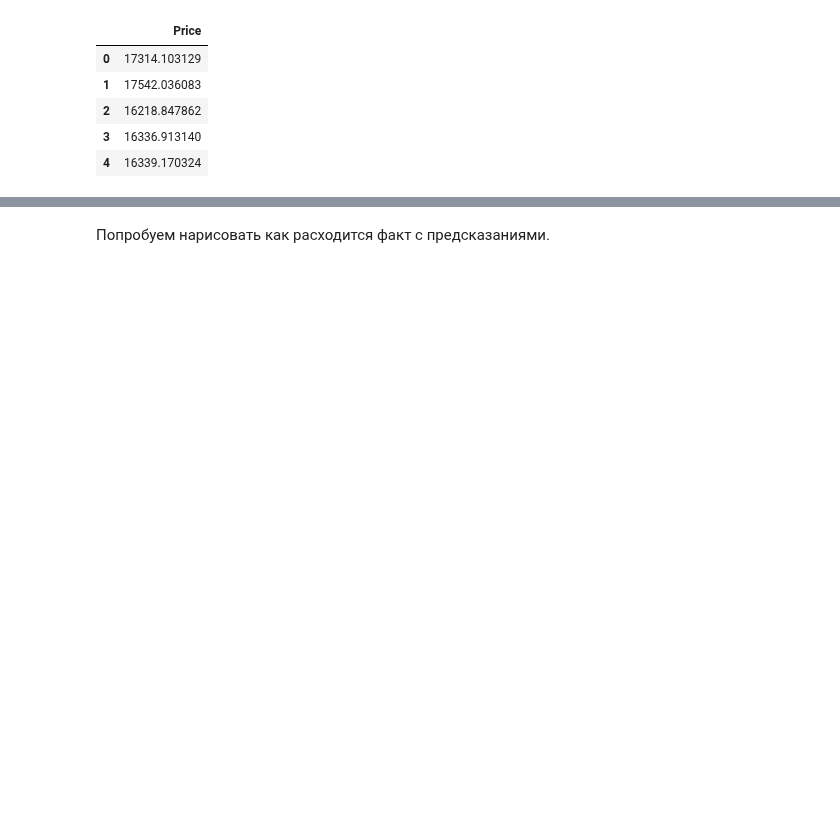
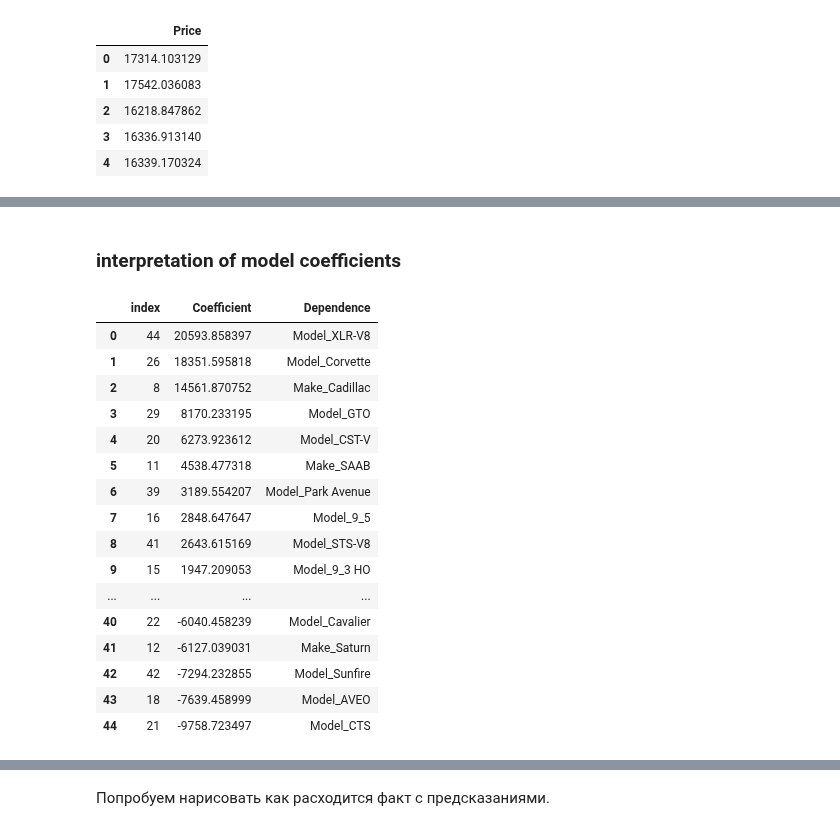
Before and after one commit to IgorBeHolder/Netology, a Jupyter notebook: ML_linear_polynomial_regression.ipynb, the cells around one changed output, grey strips where cells are left out. Cells and saved outputs as stored; diff of their text form; code cells hidden in the pictures; blank space fills up the shorter version.

```diff
--- a/ML_linear_polynomial_regression.ipynb
+++ b/ML_linear_polynomial_regression.ipynb
@@ -187,3 +258,27 @@ array([11962.59259628])
+# %% [markdown]
+### interpretation of model coefficients
+# %%
+pd.DataFrame([*zip(*model.coef_, X.columns)], columns= ["Coefficient", "Dependence"])\
+            .sort_values(by=["Coefficient"],  ascending= False).reset_index()
+# zero basis is Buick
+# %% [output]
+|  | index | Coefficient | Dependence |
+| 0 | 44 | 20593.858397 | Model_XLR-V8 |
+| 1 | 26 | 18351.595818 | Model_Corvette |
+| 2 | 8 | 14561.870752 | Make_Cadillac |
+| 3 | 29 | 8170.233195 | Model_GTO |
+| 4 | 20 | 6273.923612 | Model_CST-V |
+| 5 | 11 | 4538.477318 | Make_SAAB |
+| 6 | 39 | 3189.554207 | Model_Park Avenue |
+| 7 | 16 | 2848.647647 | Model_9_5 |
+| 8 | 41 | 2643.615169 | Model_STS-V8 |
+| 9 | 15 | 1947.209053 | Model_9_3 HO |
+| ... | ... | ... | ... |
+| 40 | 22 | -6040.458239 | Model_Cavalier |
+| 41 | 12 | -6127.039031 | Make_Saturn |
+| 42 | 42 | -7294.232855 | Model_Sunfire |
+| 43 | 18 | -7639.458999 | Model_AVEO |
+| 44 | 21 | -9758.723497 | Model_CTS |
 # %%
 # first row prediction
 np.sum(X.iloc[0].values * model.coef_) + model.intercept_
```
Also changed, not shown: parts of 40 cells of this notebook, 1 other file.
